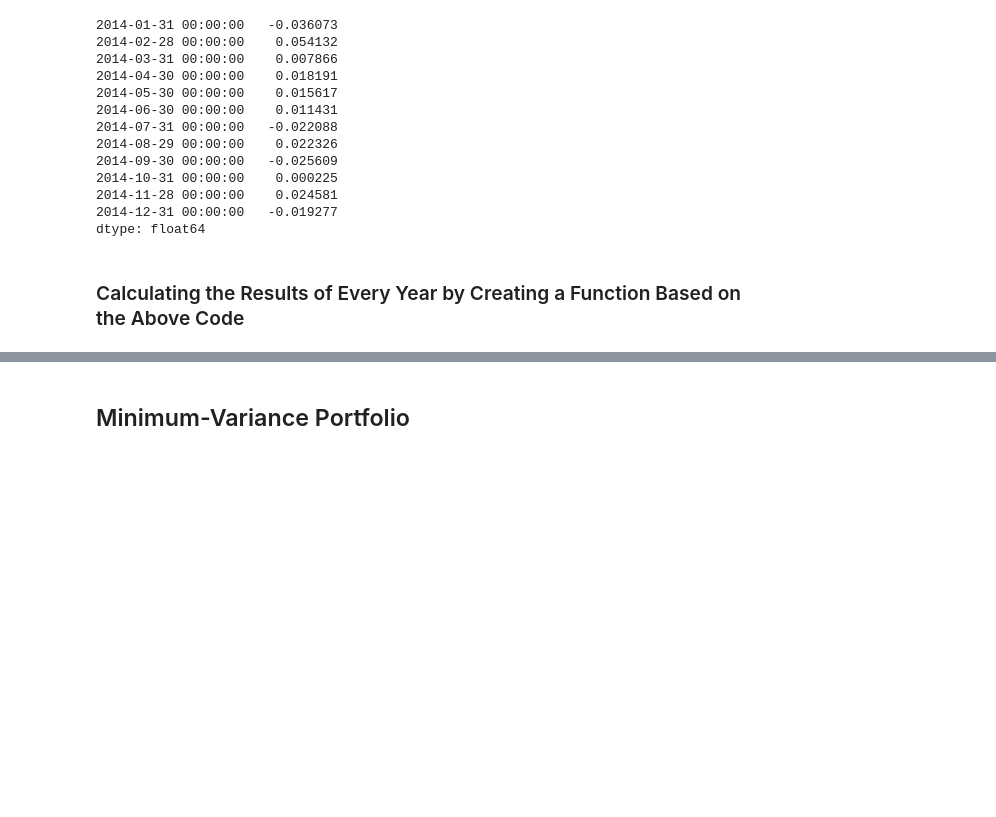
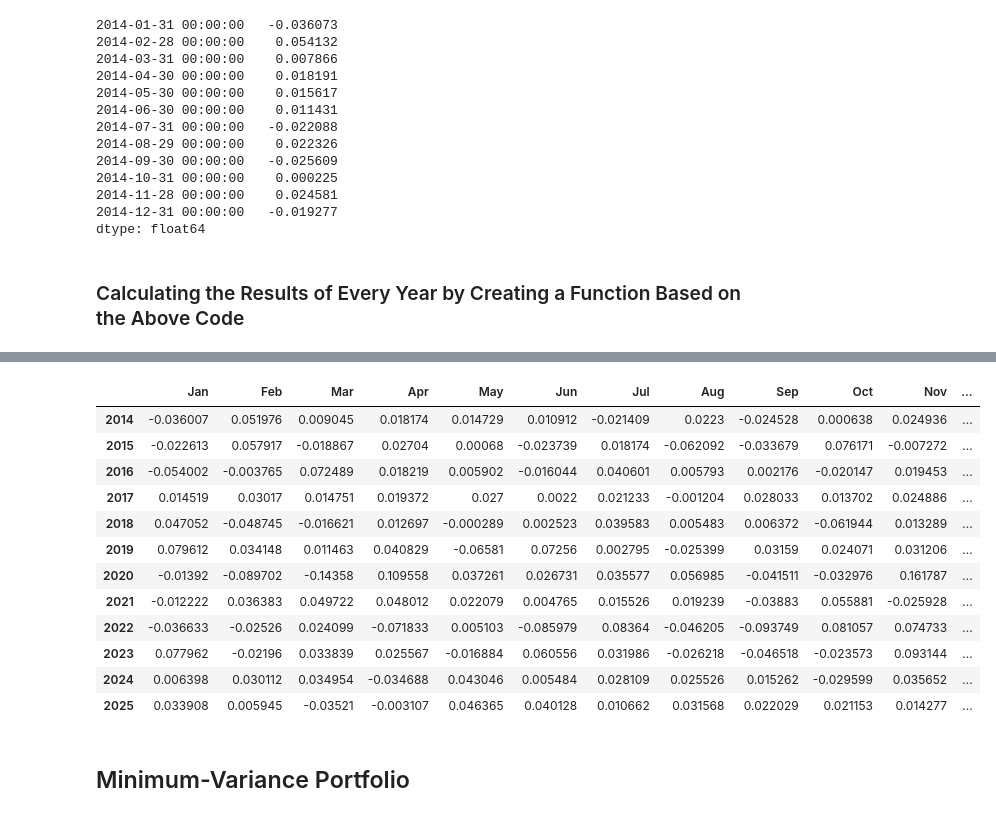
Before and after one commit to Quentinrezzo/Sustainability-Project, a Jupyter notebook: sustainability/notebook.ipynb, the cells around one changed output, grey strips where cells are left out. Drawn from its saved outputs; the diff is of its cells as text; code cells hidden in the pictures; blank space fills up the shorter version.

Commit message:
full data assets

```diff
--- a/sustainability/notebook.ipynb
+++ b/sustainability/notebook.ipynb
@@ -153,17 +153,22 @@ returns = calculate_value_weighted_portfolio_returns(2014, 2025)
 # %%
-# Creation of a DataFrame from the returns dictionary
-def create_returns_dataframe(returns_dict):
+# Creation of a DataFrame from the value_weighted_returns dictionary
+def create_returns_dataframe(value_weighted_returns_dict):
     # Initialize empty DataFrame with years as index and months as columns
     months = ['Jan', 'Feb', 'Mar', 'Apr', 'May', 'Jun',
               'Jul', 'Aug', 'Sep', 'Oct', 'Nov', 'Dec']
-    df = pd.DataFrame(index=sorted(returns_dict.keys()), columns=months)
+    df = pd.DataFrame(index=sorted(value_weighted_returns_dict.keys()), columns=months)
 
     # Populate the DataFrame
-    for year, returns in returns_dict.items():
+    for year, returns in value_weighted_returns_dict.items():
         df.loc[year] = returns.values
 
     return df
 
-returns_df = create_returns_dataframe(returns)
-returns_df
+# Get the number of assets for each year
+for year in range(2013, 2026):
+    num_assets = len(globals()[f'is_{year}'])
+    print(f"Number of assets with at least 4 years of data for {year}: {num_assets}")
+
+value_weighted_returns_df = create_returns_dataframe(value_weighted_returns)
+value_weighted_returns_df
 # %% [output]
@@ -182,0 +241,41 @@ returns_df
+# %%
+# Drops rows (assets) with any NaN to get assets with full available data
+for year in range(2013, 2026):
+    exec(f'is_{year}_fa = is_{year}.dropna(axis=0)')
+
+
+# Function to calculate value-weighted portfolio returns for assets with full available data for each year
+def calculate_value_weighted_portfolio_returns_fa(start_year, end_year):
+    value_weighted_returns_fa = {}
+
+    for year in range(start_year, end_year + 1):
+        try:
+            prev_year = year - 1
+            prev_df_fa = globals()[f'is_{prev_year}_fa']  # Get investment set DataFrame with full available data
+            current_df = globals()[f'is_{year}']   # Get current year returns
+
+            value_weighted_portfolio_yyyy_fa = prev_df_fa.loc[:, ("ISIN", "MV_Y_weight")].copy()
+            columns_to_select_fa = ['ISIN'] + list(current_df.columns[-12:])
+            returns_yyyy_fa = current_df[columns_to_select_fa]
+
+            value_weighted_portfolio_yyyy_fa = value_weighted_portfolio_yyyy_fa.merge(returns_yyyy_fa, on='ISIN', how='left')
+            value_weighted_portfolio_yyyy_returns_fa = value_weighted_portfolio_yyyy_fa.iloc[:, 2:].mul(value_weighted_portfolio_yyyy_fa['MV_Y_weight'], axis=0).sum()
+
+            value_weighted_returns_fa[year] = value_weighted_portfolio_yyyy_returns_fa
+
+        except Exception as e:
+            print(f"Error processing year {year}: {e}")
+
+    return value_weighted_returns_fa
+
+value_weighted_returns_fa = calculate_value_weighted_portfolio_returns_fa(2014, 2025)
+
+# Get the number of assets with full available data for each year
+for year in range(2013, 2026):
+    num_assets_fa = len(globals()[f'is_{year}_fa'])
+    print(f"Number of assets with full available data for {year}: {num_assets_fa}")
+
+# Creation of a DataFrame from the value_weighted_returns_fa dictionary
+value_weighted_returns_fa_df = create_returns_dataframe(value_weighted_returns_fa)
+value_weighted_returns_fa_df
+# %% [output]
@@ -183,3 +295,16 @@ returns_df
+|  | Jan | Feb | Mar | Apr | May | Jun | Jul | Aug | Sep | Oct | Nov | ... |
+| 2014 | -0.036007 | 0.051976 | 0.009045 | 0.018174 | 0.014729 | 0.010912 | -0.021409 | 0.0223 | -0.024528 | 0.000638 | 0.024936 | ... |
+| 2015 | -0.022613 | 0.057917 | -0.018867 | 0.02704 | 0.00068 | -0.023739 | 0.018174 | -0.062092 | -0.033679 | 0.076171 | -0.007272 | ... |
+| 2016 | -0.054002 | -0.003765 | 0.072489 | 0.018219 | 0.005902 | -0.016044 | 0.040601 | 0.005793 | 0.002176 | -0.020147 | 0.019453 | ... |
+| 2017 | 0.014519 | 0.03017 | 0.014751 | 0.019372 | 0.027 | 0.0022 | 0.021233 | -0.001204 | 0.028033 | 0.013702 | 0.024886 | ... |
+| 2018 | 0.047052 | -0.048745 | -0.016621 | 0.012697 | -0.000289 | 0.002523 | 0.039583 | 0.005483 | 0.006372 | -0.061944 | 0.013289 | ... |
+| 2019 | 0.079612 | 0.034148 | 0.011463 | 0.040829 | -0.06581 | 0.07256 | 0.002795 | -0.025399 | 0.03159 | 0.024071 | 0.031206 | ... |
+| 2020 | -0.01392 | -0.089702 | -0.14358 | 0.109558 | 0.037261 | 0.026731 | 0.035577 | 0.056985 | -0.041511 | -0.032976 | 0.161787 | ... |
+| 2021 | -0.012222 | 0.036383 | 0.049722 | 0.048012 | 0.022079 | 0.004765 | 0.015526 | 0.019239 | -0.03883 | 0.055881 | -0.025928 | ... |
+| 2022 | -0.036633 | -0.02526 | 0.024099 | -0.071833 | 0.005103 | -0.085979 | 0.08364 | -0.046205 | -0.093749 | 0.081057 | 0.074733 | ... |
+| 2023 | 0.077962 | -0.02196 | 0.033839 | 0.025567 | -0.016884 | 0.060556 | 0.031986 | -0.026218 | -0.046518 | -0.023573 | 0.093144 | ... |
+| 2024 | 0.006398 | 0.030112 | 0.034954 | -0.034688 | 0.043046 | 0.005484 | 0.028109 | 0.025526 | 0.015262 | -0.029599 | 0.035652 | ... |
+| 2025 | 0.033908 | 0.005945 | -0.03521 | -0.003107 | 0.046365 | 0.040128 | 0.010662 | 0.031568 | 0.022029 | 0.021153 | 0.014277 | ... |
 # %% [markdown]
 ## Minimum-Variance Portfolio
 # %% [markdown]
```
Also changed, not shown: parts of 5 cells of this notebook.
